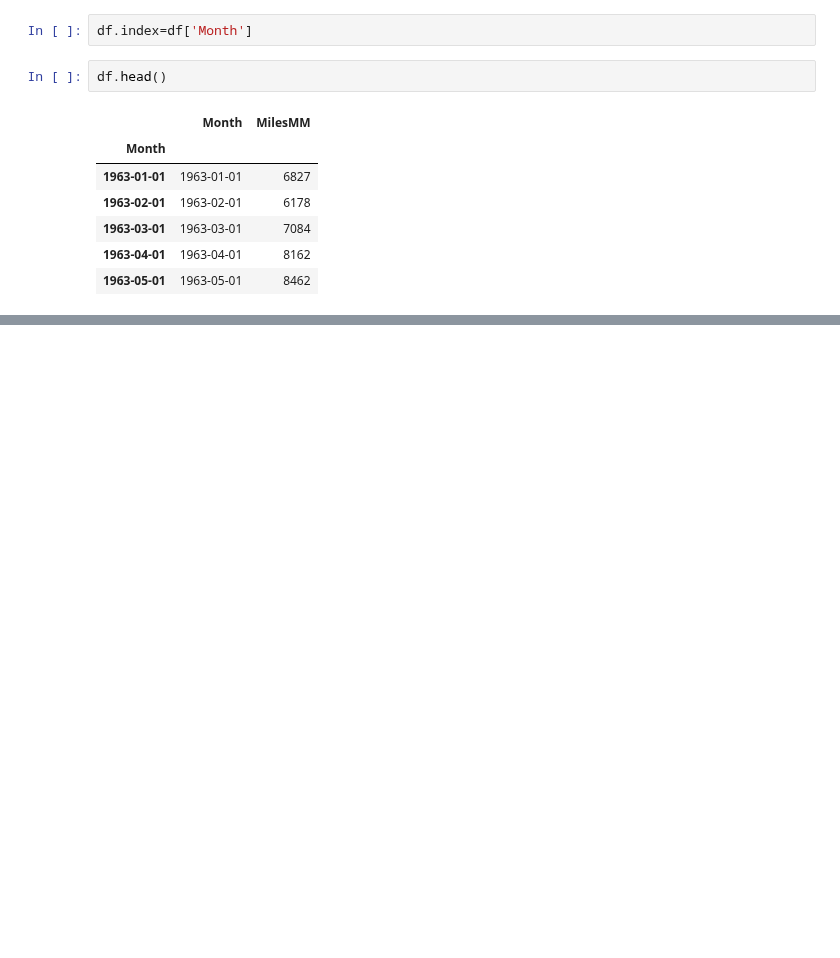
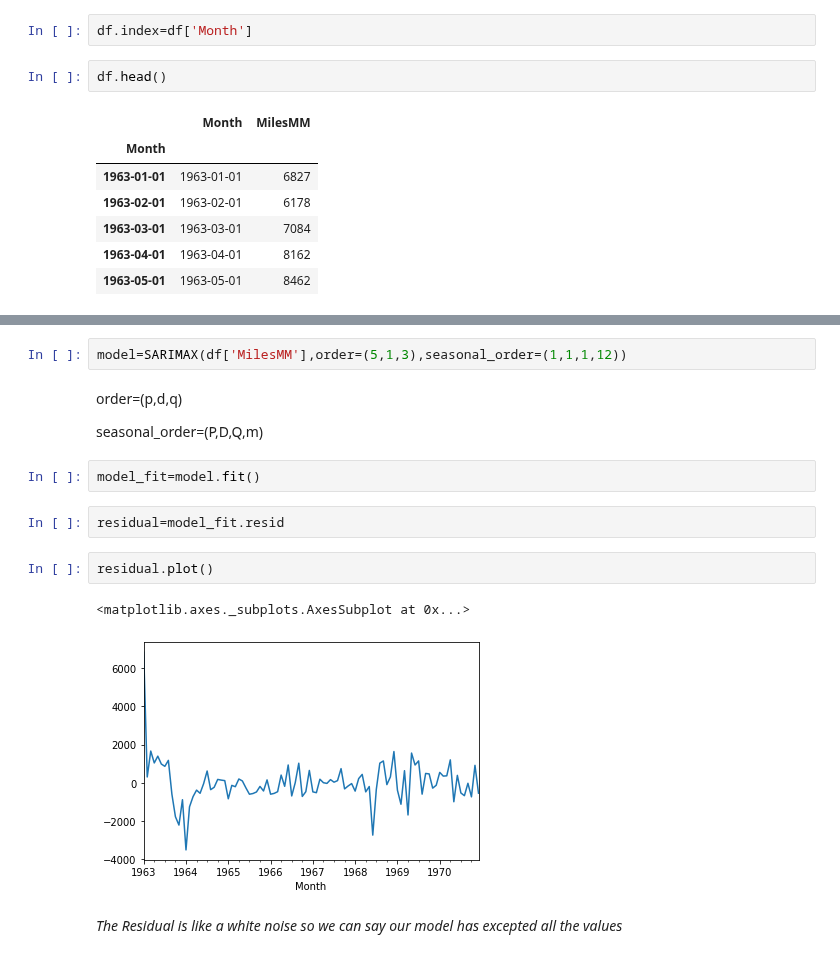
Before and after one commit to anmol0720/Time-Series-Forcasting, a Jupyter notebook: Time_Series_Analysis_and_Forcasting.ipynb, the cells around one changed output, grey strips where cells are left out. Saved outputs shown, nothing was run; the diff lists cells and outputs as text; blank space fills up the shorter version.

Commit message:
Fitting SARIMA model and Residual Plot

```diff
--- a/Time_Series_Analysis_and_Forcasting.ipynb
+++ b/Time_Series_Analysis_and_Forcasting.ipynb
@@ -1254,0 +1269,17 @@ df.head()
+# %%
+model=SARIMAX(df['MilesMM'],order=(5,1,3),seasonal_order=(1,1,1,12))
+# %% [markdown]
+order=(p,d,q)
+
+seasonal_order=(P,D,Q,m)
+# %%
+model_fit=model.fit()
+# %%
+residual=model_fit.resid
+# %%
+residual.plot()
+# %% [output]
+<matplotlib.axes._subplots.AxesSubplot at 0x...>
+[figure, added]
+# %% [markdown]
+*The Residual is like a white noise so we can say our model has excepted all the values*
```
Also changed, not shown: parts of 3 cells of this notebook.
